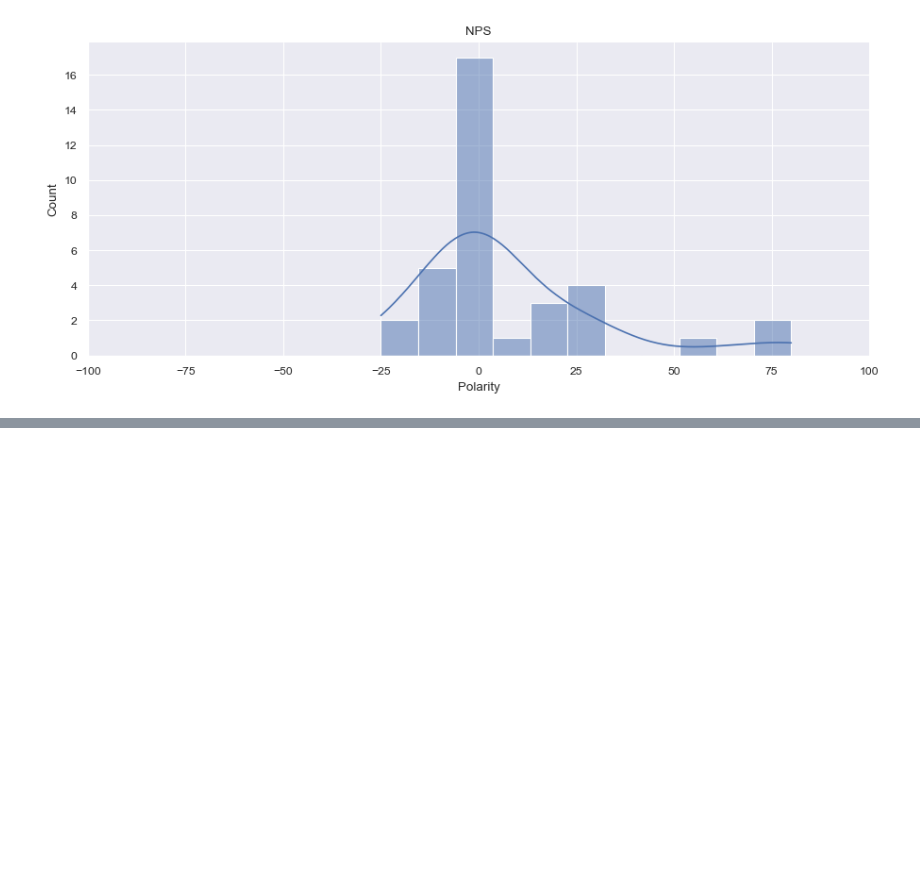
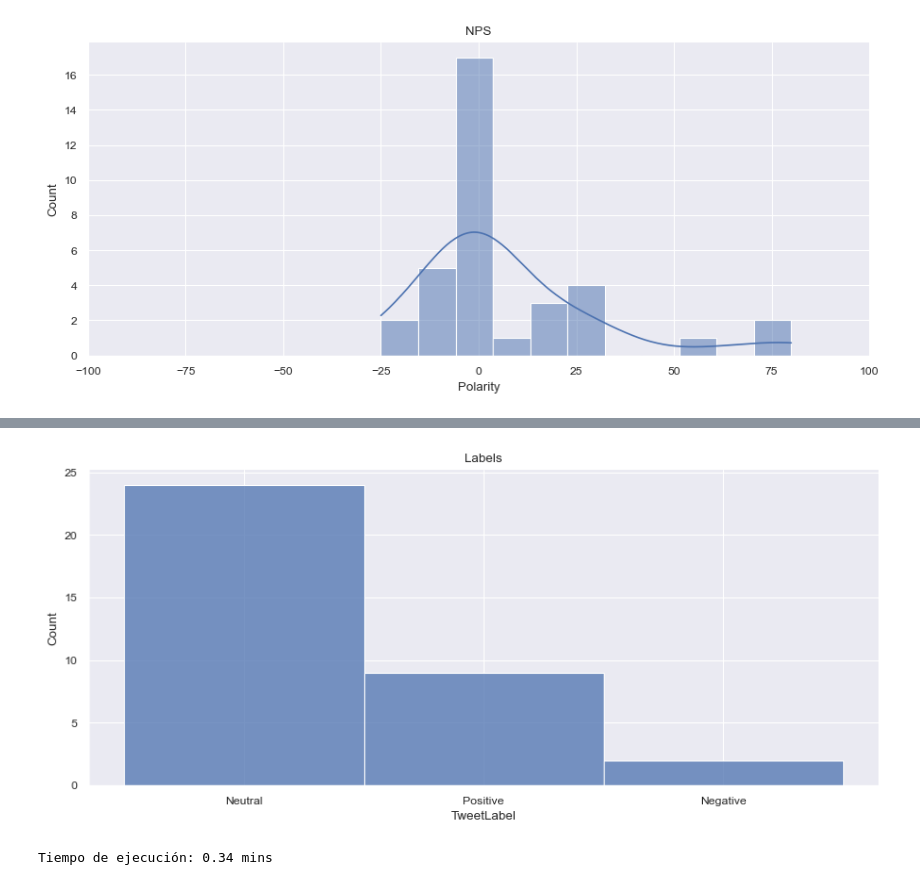
Before and after one commit to AlxdrDns/Natural-Language-Processing, a Jupyter notebook: analisisSentimientoTweets.ipynb, the cells around one changed output, grey strips where cells are left out. Drawn from its saved outputs; the diff is of its cells as text; code cells hidden in the pictures; blank space fills up the shorter version.

```diff
--- a/analisisSentimientoTweets.ipynb
+++ b/analisisSentimientoTweets.ipynb
@@ -71,3 +71,5 @@ plt.xlim(-100, 100)
 plt.show()
 # %% [output]
 [figure]
+# %%
+df['TweetLabel'] = df['Polarity'].apply(lambda x: 'Negative' if x < -0.2 else ('Neutral' if x < 0.2 else 'Positive'))
@@ -73,0 +96,10 @@ plt.show()
+# %%
+import seaborn as sns
+import matplotlib.pyplot as plt
+
+sns.set_theme()
+sns.set_context("paper")
+sns.displot(df['TweetLabel'], height=4, aspect=9/4).set(title="Labels")
+plt.show()
+# %% [output]
+[figure, added]
@@ -73,0 +157,11 @@ plt.show()
+# %%
+from time import time  # Mide el tiempo de ejecución
+t = time() # Calculamos el tiempo
+txt = [cleaning(doc) for doc in nlp.pipe(comment_cleaning,
+                                         batch_size=5000,
+                                         n_process=-1 # Usamos todos los cores
+                                         )]
+t_ = round((time() - t) / 60, 2) # Obtenemos el tiempo de ejecucion en minutos
+print(f'Tiempo de ejecución: {t_} mins')
+# %% [output]
+Tiempo de ejecución: 0.34 mins
```
Also changed, not shown: parts of 17 cells of this notebook, 1 other file.
